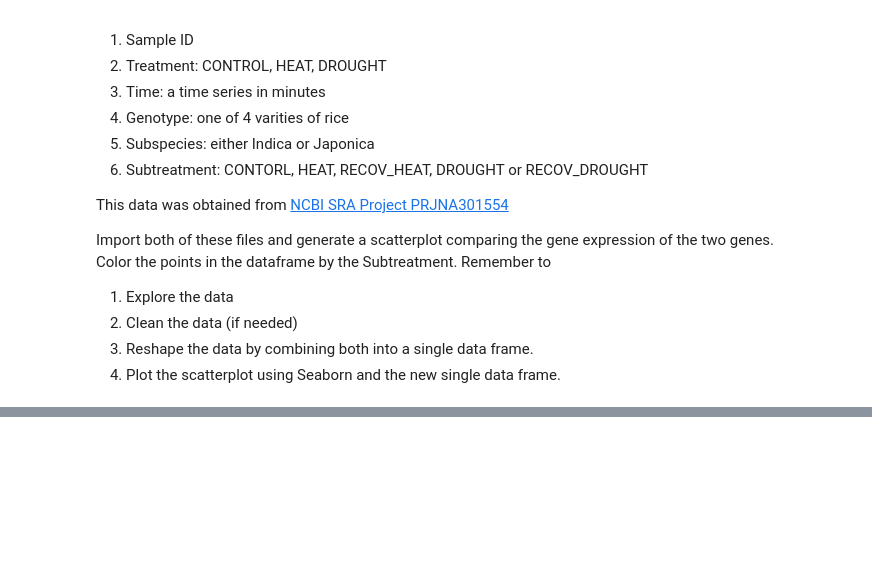
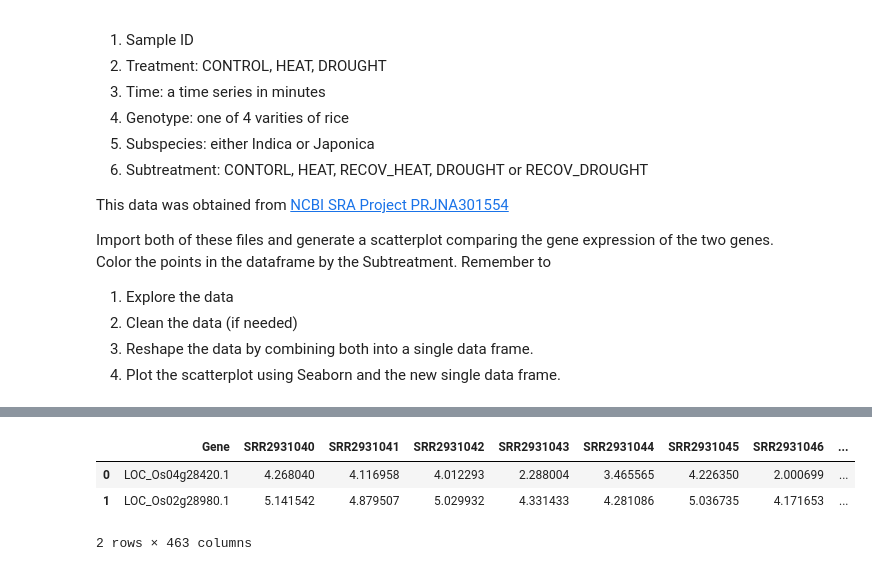
Before and after one commit to DslimII/hort503, a Jupyter notebook: Data Wrangling/A08-Data_Wrangling-Practice.ipynb, the cells around one changed output, grey strips where cells are left out. Saved outputs shown, nothing was run; the diff lists cells and outputs as text; code cells hidden in the pictures; blank space fills up the shorter version.

```diff
--- a/Data Wrangling/A08-Data_Wrangling-Practice.ipynb
+++ b/Data Wrangling/A08-Data_Wrangling-Practice.ipynb
@@ -39,0 +68,7 @@ Import both of these files and generate a scatterplot comparing the gene express
+# %%
+dfg.head()
+# %% [output]
+|  | Gene | SRR2931040 | SRR2931041 | SRR2931042 | SRR2931043 | SRR2931044 | SRR2931045 | SRR2931046 | ... |
+| 0 | LOC_Os04g28420.1 | 4.268040 | 4.116958 | 4.012293 | 2.288004 | 3.465565 | 4.226350 | 2.000699 | ... |
+| 1 | LOC_Os02g28980.1 | 5.141542 | 4.879507 | 5.029932 | 4.331433 | 4.281086 | 5.036735 | 4.171653 | ... |
+2 rows × 463 columns
```
Also changed, not shown: parts of 9 cells of this notebook, 8 other files.
